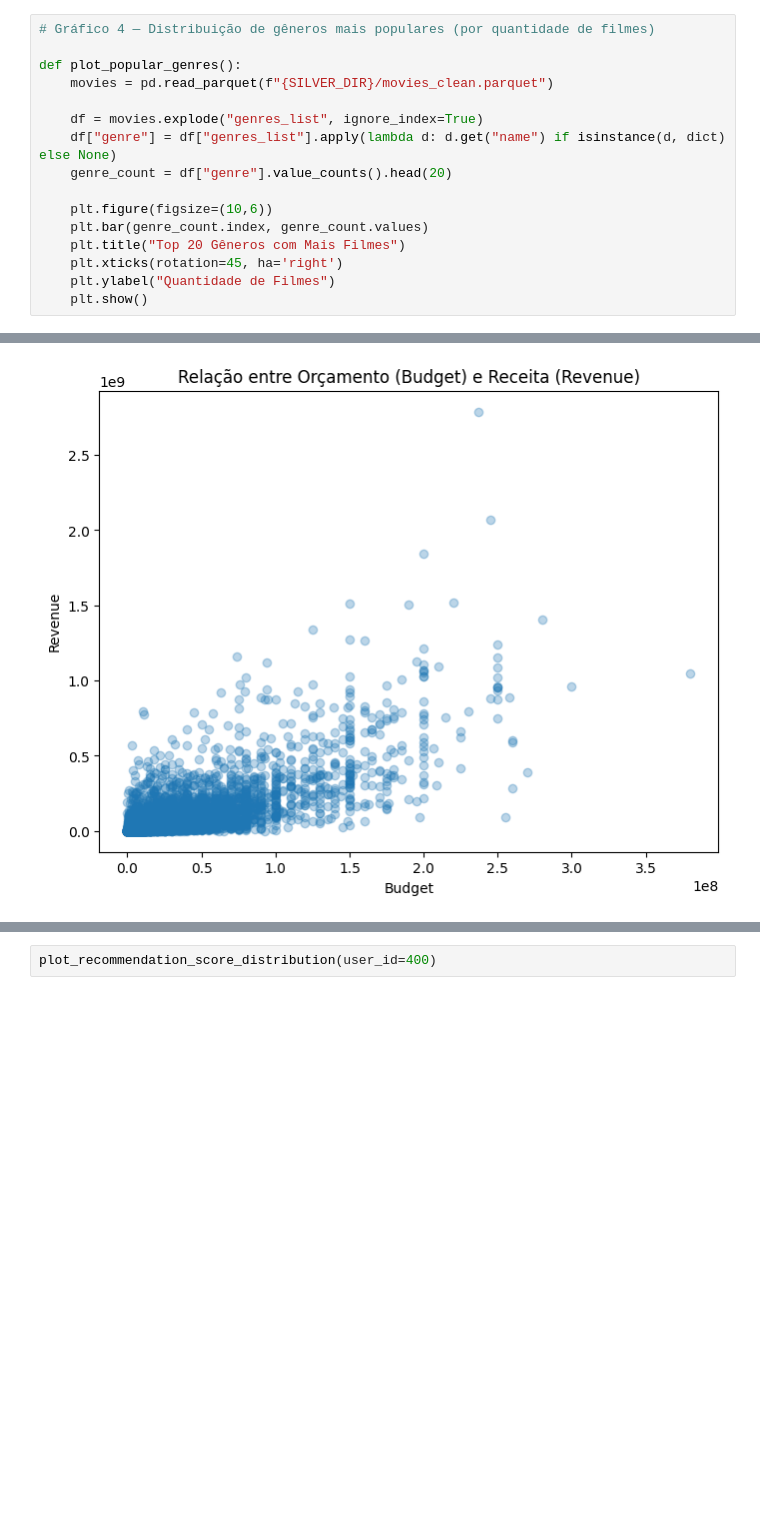
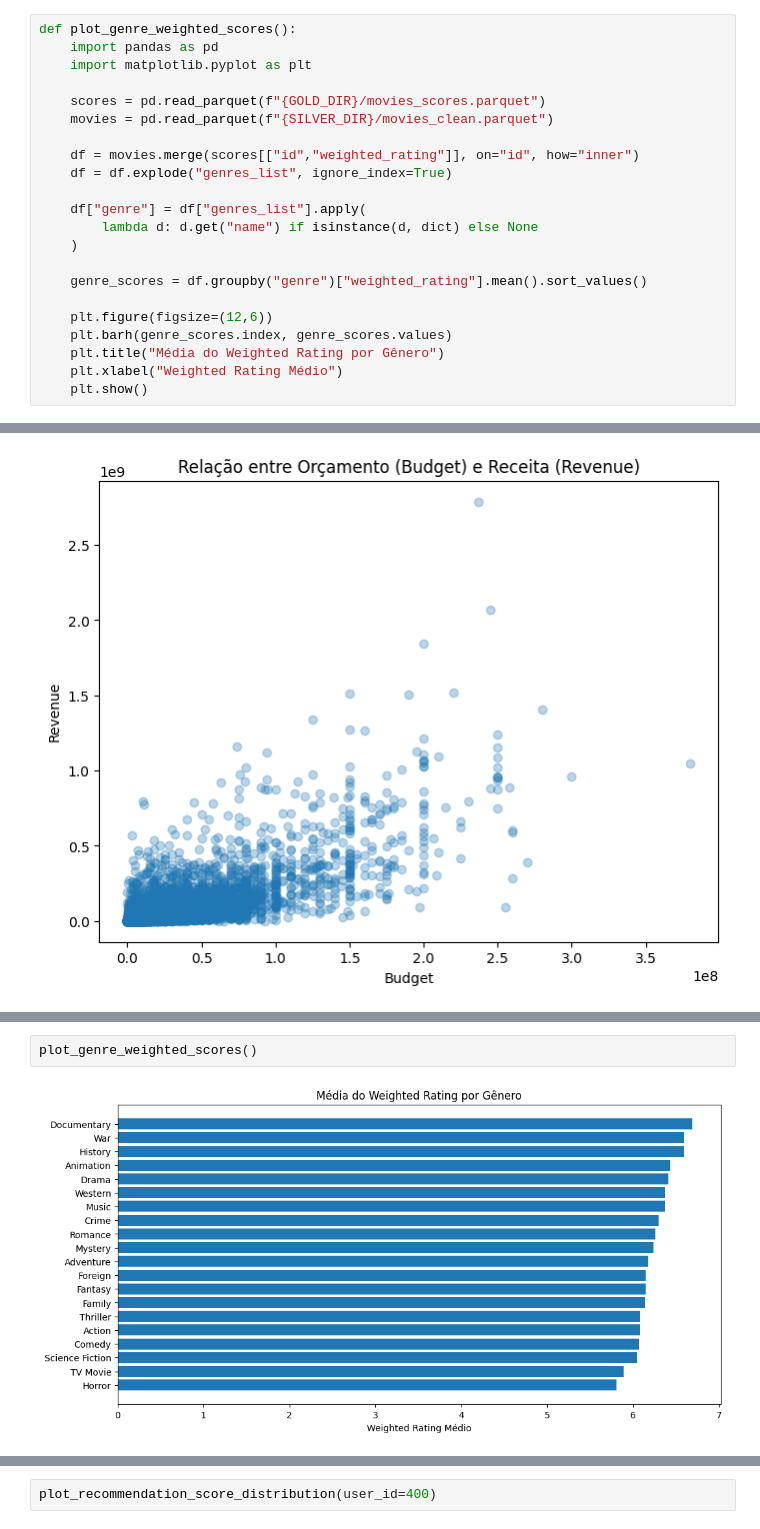
Before and after one commit to CaioCBCouto/bigdata, a Jupyter notebook: notebooks/03_gold_analise.ipynb, the cells around one changed output, grey strips where cells are left out. Saved outputs shown, nothing was run; the diff lists cells and outputs as text; blank space fills up the shorter version.

```diff
--- a/notebooks/03_gold_analise.ipynb
+++ b/notebooks/03_gold_analise.ipynb
@@ -133,18 +238,24 @@ def plot_budget_revenue_relation():
 # %%
-# Gráfico 4 — Distribuição de gêneros mais populares (por quantidade de filmes)
+def plot_genre_weighted_scores():
+    import pandas as pd
+    import matplotlib.pyplot as plt
 
-def plot_popular_genres():
+    scores = pd.read_parquet(f"{GOLD_DIR}/movies_scores.parquet")
     movies = pd.read_parquet(f"{SILVER_DIR}/movies_clean.parquet")
 
-    df = movies.explode("genres_list", ignore_index=True)
-    df["genre"] = df["genres_list"].apply(lambda d: d.get("name") if isinstance(d, dict) else None)
-    genre_count = df["genre"].value_counts().head(20)
+    df = movies.merge(scores[["id","weighted_rating"]], on="id", how="inner")
+    df = df.explode("genres_list", ignore_index=True)
 
-    plt.figure(figsize=(10,6))
-    plt.bar(genre_count.index, genre_count.values)
-    plt.title("Top 20 Gêneros com Mais Filmes")
-    plt.xticks(rotation=45, ha='right')
-    plt.ylabel("Quantidade de Filmes")
+    df["genre"] = df["genres_list"].apply(
+        lambda d: d.get("name") if isinstance(d, dict) else None
+    )
+
+    genre_scores = df.groupby("genre")["weighted_rating"].mean().sort_values()
+
+    plt.figure(figsize=(12,6))
+    plt.barh(genre_scores.index, genre_scores.values)
+    plt.title("Média do Weighted Rating por Gênero")
+    plt.xlabel("Weighted Rating Médio")
     plt.show()
 # %% [markdown]
 ## Teste de Recomendação
@@ -239,3 +349,7 @@ plot_popular_genres()
+# %%
+plot_genre_weighted_scores()
+# %% [output]
+[figure, added]
 # %%
 test_recommendation_example()
 # %% [output]
```
Also changed, not shown: parts of 13 cells of this notebook.
